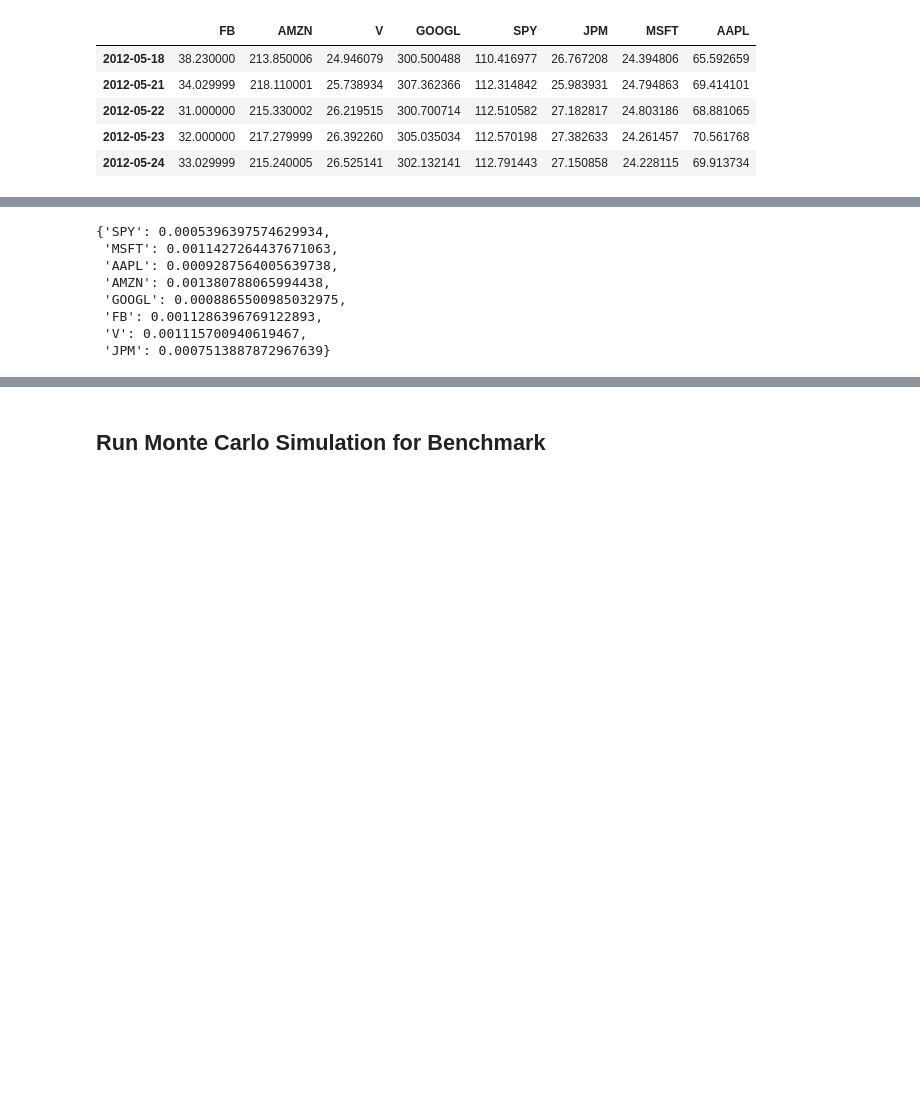
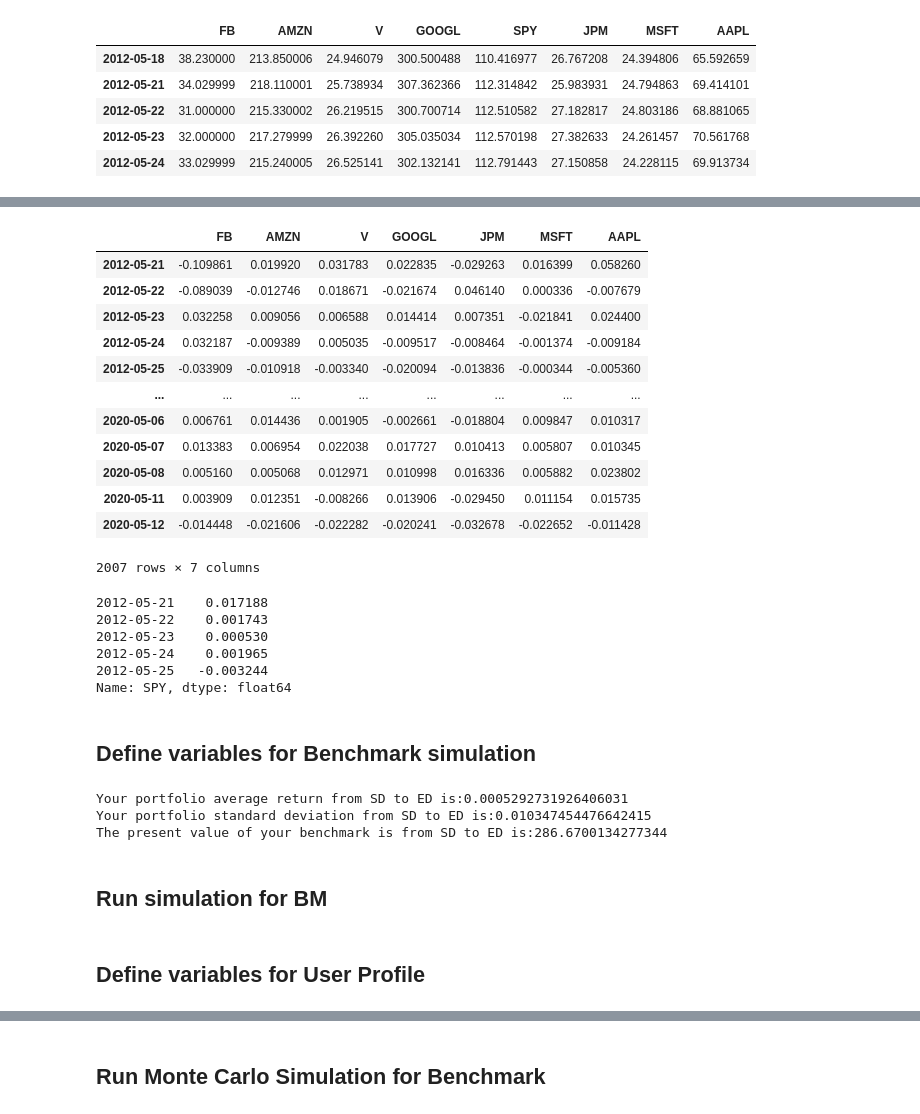
Before and after one commit to blueprint99/Fintech_Bcamp_Project1, a Jupyter notebook: project1_KM.ipynb, the cells around one changed output, grey strips where cells are left out. Saved outputs shown, nothing was run; the diff lists cells and outputs as text; code cells hidden in the pictures; blank space fills up the shorter version.

```diff
--- a/project1_KM.ipynb
+++ b/project1_KM.ipynb
@@ -58,3 +62,8 @@ df_yf.head()
 | 2012-05-22 | 31.000000 | 215.330002 | 26.219515 | 300.700714 | 112.510582 | 27.182817 | 24.803186 | 68.881065 |
 | 2012-05-23 | 32.000000 | 217.279999 | 26.392260 | 305.035034 | 112.570198 | 27.382633 | 24.261457 | 70.561768 |
 | 2012-05-24 | 33.029999 | 215.240005 | 26.525141 | 302.132141 | 112.791443 | 27.150858 | 24.228115 | 69.913734 |
+# %%
+user_portfolio_df=df_yf.drop([benchmark[0]], axis =1)
+user_portfolio_df.tail()
+bm_portfolio_df=df_yf[benchmark[0]]
+bm_portfolio_df.head()
@@ -70,19 +81,49 @@ yf_daily_returns.hvplot()
-# %%
-means = {}
-daily_returns = df_yf.pct_change()
-daily_returns.dropna(inplace=True)
-
-for stock in list_of_tickers:
-#     print(stock)
-    means[stock] = daily_returns.mean()[stock]#,[daily_returns.mean()[stock]]
-#     print(f'{stock} mean: {means[stock]}')
-means
-# %% [output]
-{'SPY': 0.0005396397574629934,
- 'MSFT': 0.0011427264437671063,
- 'AAPL': 0.0009287564005639738,
- 'AMZN': 0.001380788065994438,
- 'GOOGL': 0.0008865500985032975,
- 'FB': 0.0011286396769122893,
- 'V': 0.001115700940619467,
- 'JPM': 0.0007513887872967639}
+# %%
+#portfolio historic returs
+user_portfolio_returns = user_portfolio_df.pct_change().dropna()
+user_portfolio_returns#.hvplot()
+# %% [output]
+|  | FB | AMZN | V | GOOGL | JPM | MSFT | AAPL |
+| 2012-05-21 | -0.109861 | 0.019920 | 0.031783 | 0.022835 | -0.029263 | 0.016399 | 0.058260 |
+| 2012-05-22 | -0.089039 | -0.012746 | 0.018671 | -0.021674 | 0.046140 | 0.000336 | -0.007679 |
+| 2012-05-23 | 0.032258 | 0.009056 | 0.006588 | 0.014414 | 0.007351 | -0.021841 | 0.024400 |
+| 2012-05-24 | 0.032187 | -0.009389 | 0.005035 | -0.009517 | -0.008464 | -0.001374 | -0.009184 |
+| 2012-05-25 | -0.033909 | -0.010918 | -0.003340 | -0.020094 | -0.013836 | -0.000344 | -0.005360 |
+| ... | ... | ... | ... | ... | ... | ... | ... |
+| 2020-05-06 | 0.006761 | 0.014436 | 0.001905 | -0.002661 | -0.018804 | 0.009847 | 0.010317 |
+| 2020-05-07 | 0.013383 | 0.006954 | 0.022038 | 0.017727 | 0.010413 | 0.005807 | 0.010345 |
+| 2020-05-08 | 0.005160 | 0.005068 | 0.012971 | 0.010998 | 0.016336 | 0.005882 | 0.023802 |
+| 2020-05-11 | 0.003909 | 0.012351 | -0.008266 | 0.013906 | -0.029450 | 0.011154 | 0.015735 |
+| 2020-05-12 | -0.014448 | -0.021606 | -0.022282 | -0.020241 | -0.032678 | -0.022652 | -0.011428 |
+2007 rows × 7 columns
+# %%
+#benchmark historic returns
+bm_portfolio_returns = bm_portfolio_df.pct_change().dropna()
+bm_portfolio_returns.head() #.hvplot()
+# %% [output]
+2012-05-21    0.017188
+2012-05-22    0.001743
+2012-05-23    0.000530
+2012-05-24    0.001965
+2012-05-25   -0.003244
+Name: SPY, dtype: float64
+# %% [markdown]
+## Define variables for Benchmark simulation
+# %%
+bm_portfolio_ret_mean = bm_portfolio_returns.mean()
+bm_portfolio_ret_std = bm_portfolio_returns.std()
+bm_portfolio_last_p = bm_portfolio_df[-1]
+
+#TODO provide clear message to user, round to two decimal points
+#we might want to illustrate what standard deviation means
+print(f'Your portfolio average return from SD to ED is:{bm_portfolio_ret_mean}')
+print(f'Your portfolio standard deviation from SD to ED is:{bm_portfolio_ret_std}')
+print(f'The present value of your benchmark is from SD to ED is:{bm_portfolio_last_p}')
+# %% [output]
+Your portfolio average return from SD to ED is:0.0005292731926406031
+Your portfolio standard deviation from SD to ED is:0.010347454476642415
+The present value of your benchmark is from SD to ED is:286.6700134277344
+# %% [markdown]
+## Run simulation for BM
+# %% [markdown]
+## Define variables for User Profile
```
Also changed, not shown: parts of 6 cells of this notebook, 2 other files.
